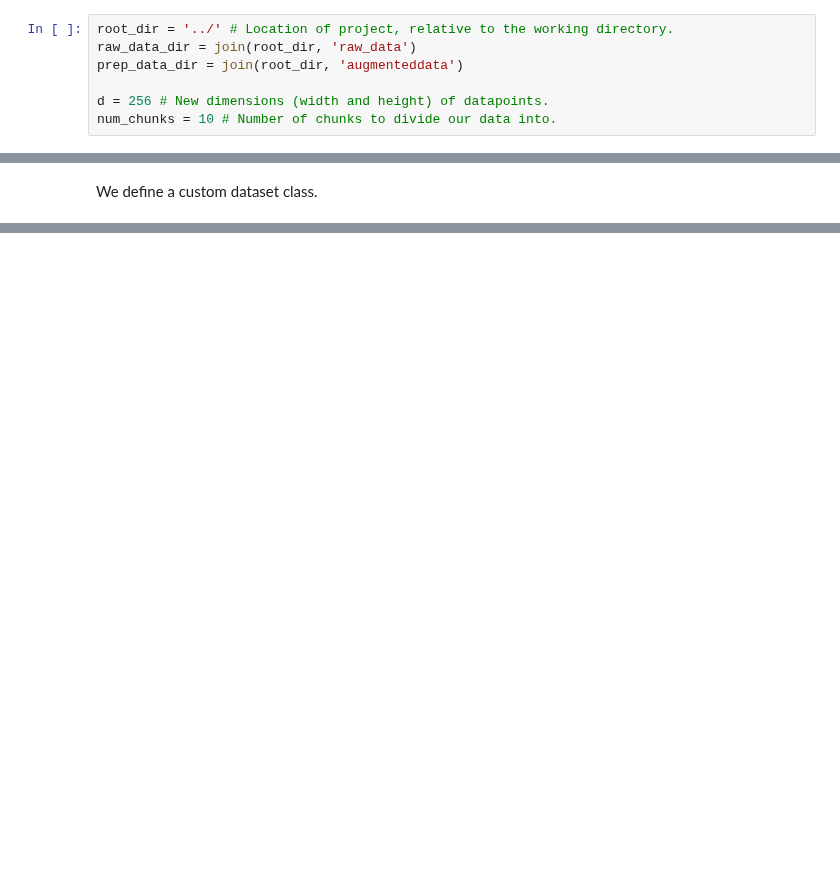
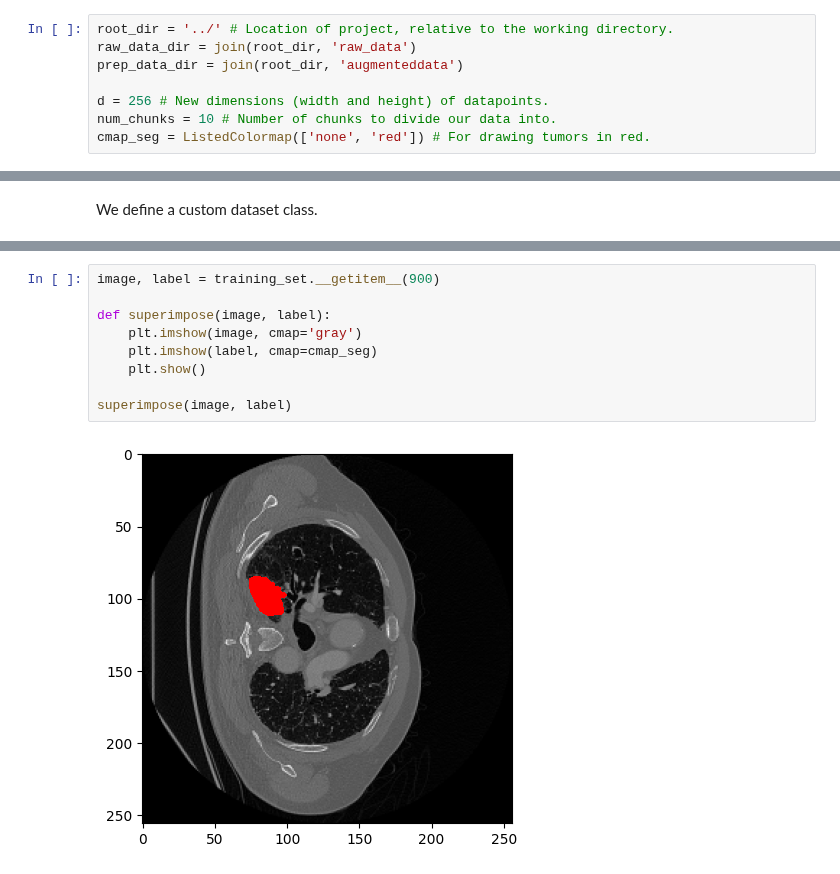
Before and after one commit to felsager/vae_lung_tumor_segmentation, a Jupyter notebook: notebooks/preprocess_data.ipynb, the cells around one changed output, grey strips where cells are left out. Saved outputs shown, nothing was run; the diff lists cells and outputs as text; blank space fills up the shorter version.

```diff
--- a/notebooks/preprocess_data.ipynb
+++ b/notebooks/preprocess_data.ipynb
@@ -47,6 +48,7 @@ prep_data_dir = join(root_dir, 'augmenteddata')
 
 d = 256 # New dimensions (width and height) of datapoints.
 num_chunks = 10 # Number of chunks to divide our data into.
+cmap_seg = ListedColormap(['none', 'red']) # For drawing tumors in red.
 # %% [markdown]
 We prep and format datasets from raw data for each specified organ, using the above function. We save progress after each organ is completed. Can be interrupted and resumed at any time, and accounts for progress, which has already been made. We define a function which loads and stores our data in the proper formatting. As the datasets are huge and have to concatenate each set of 240 slices to the previous, we monitor progress and RAM-usage.
 # %%
@@ -139,0 +128,11 @@ training_set.show_datapoint(1000)
+# %%
+image, label = training_set.__getitem__(900)
+
+def superimpose(image, label):
+    plt.imshow(image, cmap='gray')
+    plt.imshow(label, cmap=cmap_seg)
+    plt.show()
+
+superimpose(image, label)
+# %% [output]
+[figure, added]
```
Also changed, not shown: parts of 7 cells of this notebook.
